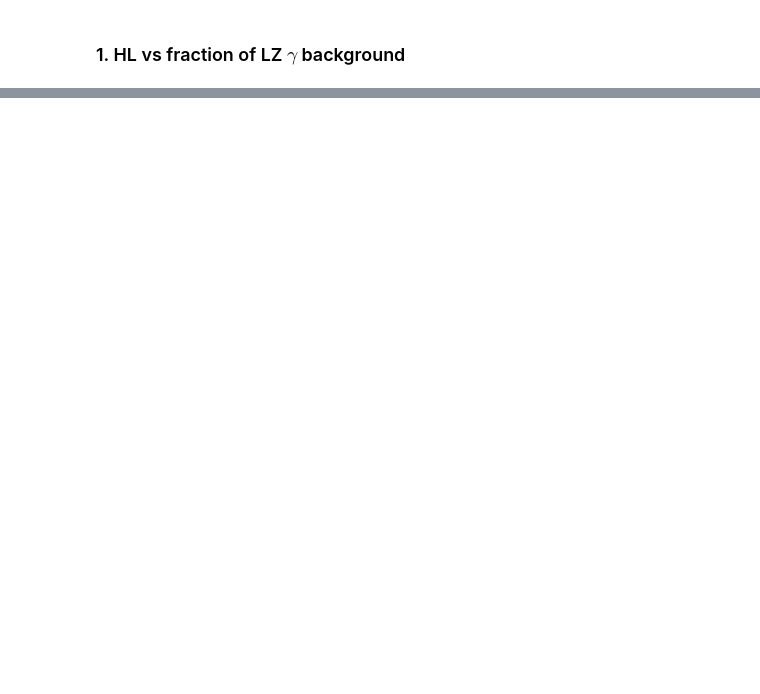
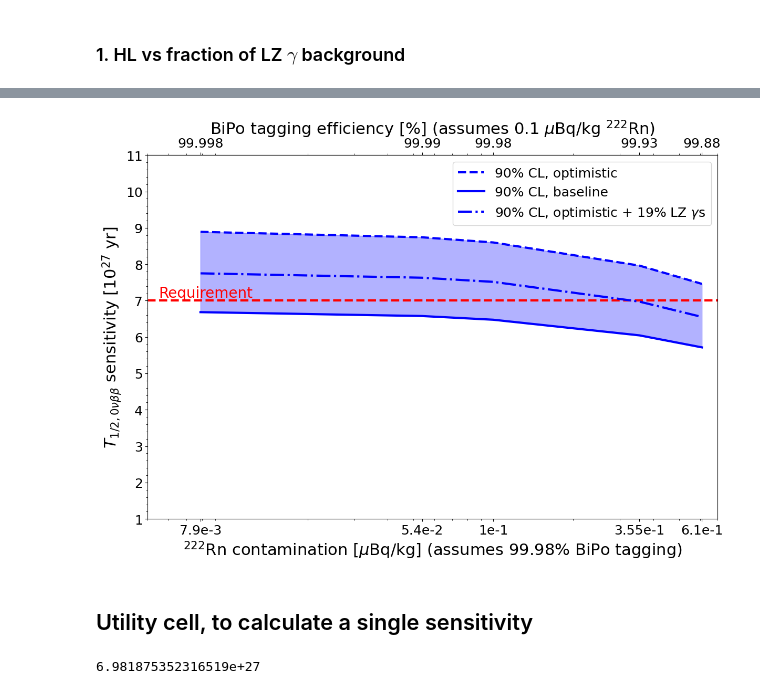
Before and after one commit to kdund/xlzd_reqtask_nufog, a Jupyter notebook: 0vbb/0vbb_Requirements.ipynb, the cells around one changed output, grey strips where cells are left out. Cells and saved outputs as stored; diff of their text form; code cells hidden in the pictures; blank space fills up the shorter version.

```diff
--- a/0vbb/0vbb_Requirements.ipynb
+++ b/0vbb/0vbb_Requirements.ipynb
@@ -161,0 +349,74 @@ plt.legend()
+# %%
+# Make the plot
+fig, ax = plt.subplots(figsize = (14, 9))
+
+# Requirement line
+plt.axhline(7, ls = "--", lw = 3, color = "red")
+plt.text(5.5e-3, 7, 'Requirement', ha = 'left', va = 'bottom', color = 'red', size = 20)
+# Band showing baseline and optimistic scenarios range
+#plt.vlines(0.1, 1, 10, lw = 2, color = "darkgrey")
+#plt.text(0.095, 1.95e28, "progressive", va = "top", ha = "right",color = "dimgrey", size = 18, rotation = 90)
+#plt.vlines(0.25, 1, 10, lw = 2, color = "darkgrey")
+#plt.text(0.305, 1.95e28, "baseline", va = "top", ha = "left",color = "dimgrey", size = 18, rotation = 90)
+#plt.fill_betweenx([1,10], [0.1, 0.1], [0.25, 0.25], color ="grey", alpha = 0.3)
+
+plt.plot(rn_range_list, sens_vs_rn_optimistic, color =  'b', ls = '--', lw = 3, label = '90% CL, optimistic')
+plt.plot(rn_range_list, sens_vs_rn_baseline, color =  'b', ls = '-', lw = 3, label = '90% CL, baseline')
+plt.fill_between(rn_range_list, sens_vs_rn_baseline, sens_vs_rn_optimistic, color ="blue", alpha = 0.3)
+plt.plot(rn_range_list, sens_vs_rn_requirement, color =  'b', ls = '-.', lw = 3, label = '90% CL, optimistic + 19% LZ $\gamma$s')
+
+# Add vertical lines showing gamma BG requirement
+#plt.vlines(0.1, 1, 7, lw = 2, ls = '--', color = 'k')
+#plt.text(0.085, 2., "10%", va = "top", ha = "left",color = "black", size = 22, rotation = 90)
+#plt.vlines(0.35, 1, 7, lw = 2, ls = '--', color = 'k')
+#plt.text(0.335, 2., "35%", va = "top", ha = "left",color = "black", size = 22, rotation = 90)
+
+plt.minorticks_on()
+plt.ticklabel_format(style='sci', axis='y', scilimits=(0,0))
+
+plt.xlabel(r'$^{222}$Rn contamination [$\mu$Bq/kg] (assumes 99.98% BiPo tagging)')
+plt.ylabel(r'$ T_{1/2, 0\nu\beta\beta}$ sensitivity [10$^{27}$ yr]')
+plt.ylim(1.,11.)
+plt.yticks([1, 2, 3, 4, 5, 6, 7, 8, 9, 10, 11], ['1', '2', '3', '4', '5', '6', '7', '8', '9', '10','11'])
+plt.xscale('log')
+plt.xlim(5e-3,7e-1)
+plt.xticks([0.0079, 0.05395, 0.1, 0.355, 0.61], [r'7.9e-3', '5.4e-2', '1e-1', '3.55e-1', '6.1e-1'])
+
+def convert(x):
+    return x
+
+secax = ax.secondary_xaxis('top', functions=(convert, convert))
+secax.set_xticks([0.0079, 0.05395, 0.1, 0.355, 0.61], ['99.998', '99.99', '99.98', '99.93', '99.88'])
+secax.set_xlabel('BiPo tagging efficiency [%] (assumes 0.1 $\mu$Bq/kg $^{222}$Rn)')
+
+plt.legend(loc = 'upper right')
+
+plt.show()
+# %% [output]
+[figure, added]
+# %% [markdown]
+## Utility cell, to calculate a single sensitivity
+# %%
+# Get a single sensitivity
+#                signal_acc, beta_acc, gamma_acc, eres, gamma_frac, BiPo_eff
+baseline_input = [0.853, 0.767, 0.098, 0.65,  0.25, 99.95]
+Lab_baseline = "LNGS"
+optimistic_input = [0.825, 0.739, 0.070, 0.60, 0.1, 99.99]
+Lab_optimistic = "Boulby-1300"
+
+[signal_acc, beta_acc, gamma_acc, eres, gamma_frac, BiPo_eff], Lab = optimistic_input, Lab_optimistic
+BiPo_eff = 99.93
+gamma_frac = 0.19
+#gamma_args, beta_args = ['XLZD_shallow', 40, gamma_frac], ["SURF", BiPo_eff]
+gamma_args, beta_args = ['XLZD_1:1', 60, gamma_frac], [Lab, BiPo_eff]
+#gamma_args, beta_args = ['XLZD_tall', 80, gamma_frac], ["SURF", BiPo_eff]
+FVmass_range = np.arange(0.1, 0.8*gamma_args[1], 0.1)
+exposure = 10
+#metric = "Disc_3sigma"
+metric = "Excl_90p"
+sensitivity = np.max(Sensitivity_curve(FVmass_range, signal_acc, beta_acc, gamma_acc, eres=eres, \
+                                        gamma_args = gamma_args , beta_args = beta_args, \
+                                        exposuretime = exposure, output = "long", metric = "Excl_90p")[0])
+print(sensitivity)
+# %% [output]
+6.981875352316519e+27
```
Also changed, not shown: parts of 17 cells of this notebook, 2 other files.
